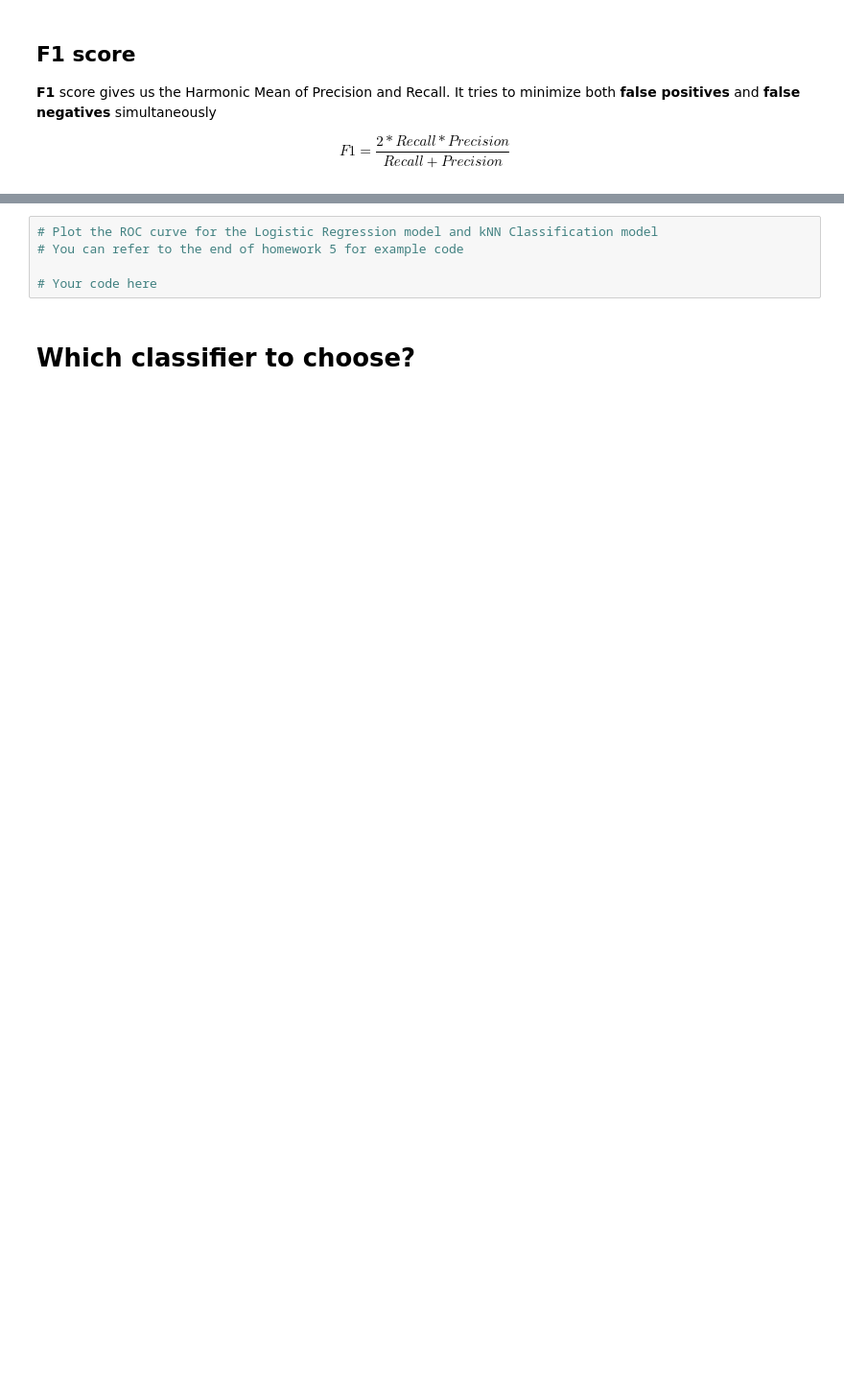
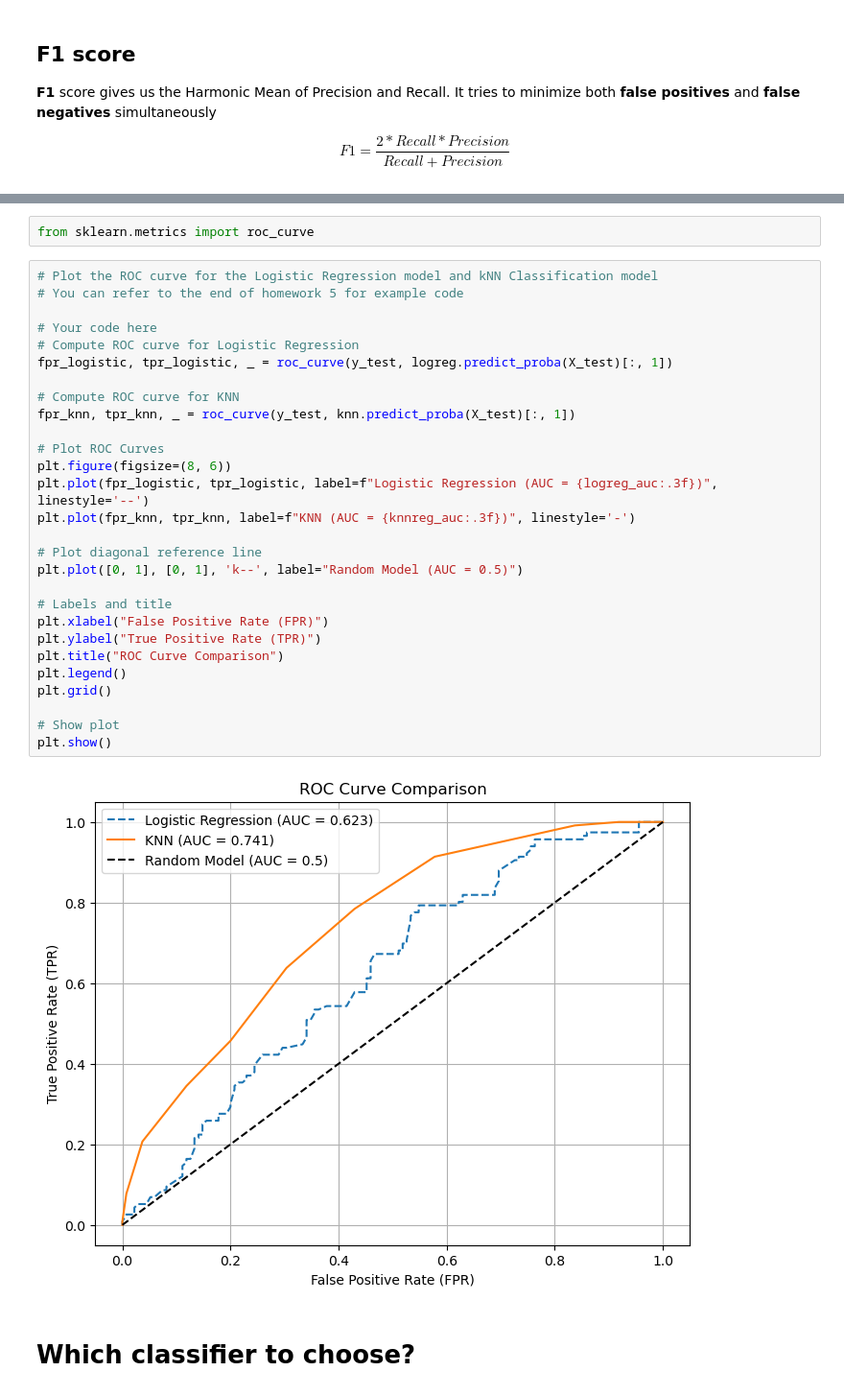
Before and after one commit to ealmiras/cs109x, a Jupyter notebook: Case-Study-covid19_scaffold.ipynb, the cells around one changed output, grey strips where cells are left out. Shown at 96% size. Saved outputs shown, nothing was run; the diff lists cells and outputs as text; blank space fills up the shorter version.

```diff
--- a/Case-Study-covid19_scaffold.ipynb
+++ b/Case-Study-covid19_scaffold.ipynb
@@ -389,8 +275,35 @@ The curve is actually a 3 dimensional plot, which each point representing a diff
-# %%
-# Plot the ROC curve for the Logistic Regression model and kNN Classification model
-# You can refer to the end of homework 5 for example code
-
-# Your code here
+# %%
+from sklearn.metrics import roc_curve
+# %%
+# Plot the ROC curve for the Logistic Regression model and kNN Classification model
+# You can refer to the end of homework 5 for example code
+
+# Your code here
+# Compute ROC curve for Logistic Regression
+fpr_logistic, tpr_logistic, _ = roc_curve(y_test, logreg.predict_proba(X_test)[:, 1])
+
+# Compute ROC curve for KNN
+fpr_knn, tpr_knn, _ = roc_curve(y_test, knn.predict_proba(X_test)[:, 1])
+
+# Plot ROC Curves
+plt.figure(figsize=(8, 6))
+plt.plot(fpr_logistic, tpr_logistic, label=f"Logistic Regression (AUC = {logreg_auc:.3f})", linestyle='--')
+plt.plot(fpr_knn, tpr_knn, label=f"KNN (AUC = {knnreg_auc:.3f})", linestyle='-')
+
+# Plot diagonal reference line
+plt.plot([0, 1], [0, 1], 'k--', label="Random Model (AUC = 0.5)")
+
+# Labels and title
+plt.xlabel("False Positive Rate (FPR)")
+plt.ylabel("True Positive Rate (TPR)")
+plt.title("ROC Curve Comparison")
+plt.legend()
+plt.grid()
+
+# Show plot
+plt.show()
+# %% [output]
+[figure, added]
 # %% [markdown]
 # Which classifier to choose?
 # %% [markdown]
```
Also changed, not shown: parts of 49 cells of this notebook.
